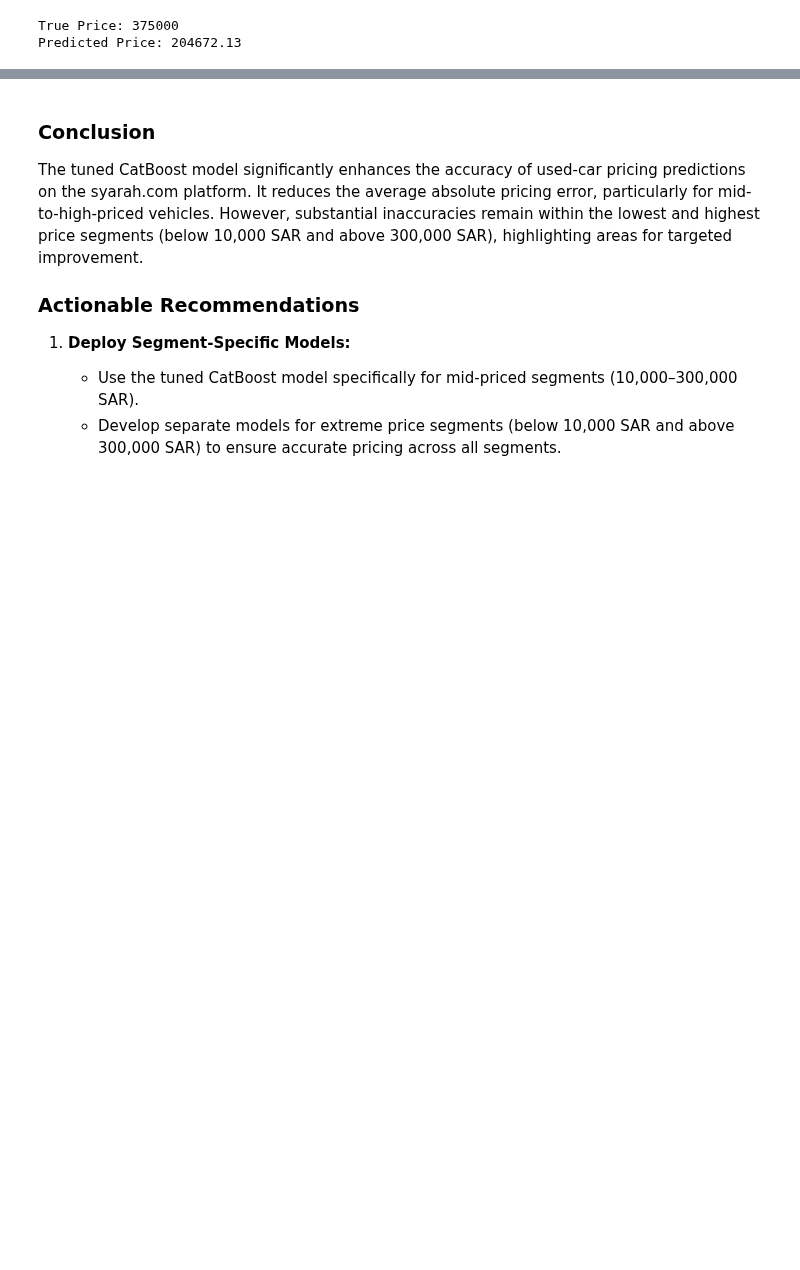
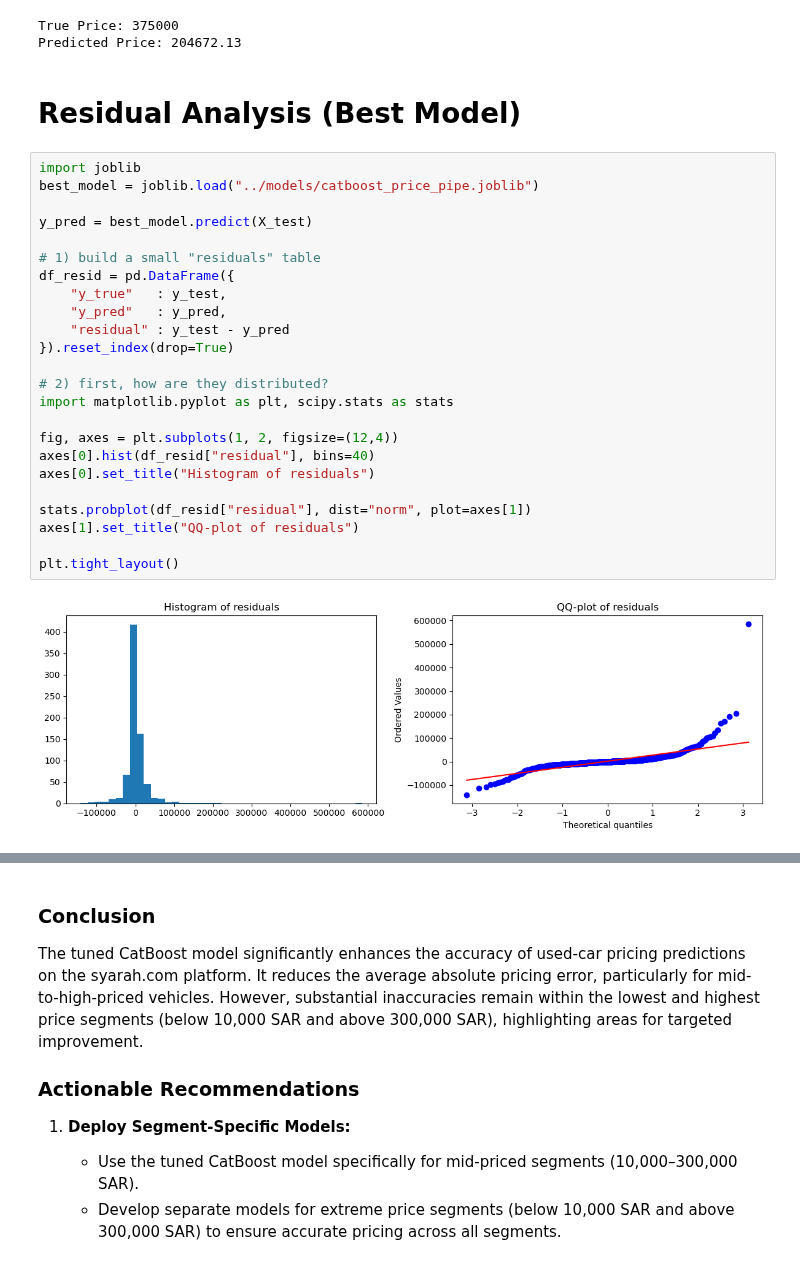
Before and after one commit to RioPramana21/Ctrl-Price-Taking-Control-of-Used-Car-Valuations-with-ML, a Jupyter notebook: code_files/feature_engineering_and_modelling.ipynb, the cells around one changed output, grey strips where cells are left out. Saved outputs shown, nothing was run; the diff lists cells and outputs as text; blank space fills up the shorter version.

Commit message:
Added & ran residual analysis
Ran on best tuned model

```diff
--- a/code_files/feature_engineering_and_modelling.ipynb
+++ b/code_files/feature_engineering_and_modelling.ipynb
@@ -726,3 +726,31 @@ Data row:
 | 1170 | Range Rover | Dammam | Land Rover | Automatic | Saudi | Full | 2019 | 3.5 | 38000 | False | ... |
 True Price: 375000
 Predicted Price: 204672.13
+# %% [markdown]
+# Residual Analysis (Best Model)
+# %%
+import joblib
+best_model = joblib.load("../models/catboost_price_pipe.joblib")
+
+y_pred = best_model.predict(X_test)
+
+# 1) build a small "residuals" table
+df_resid = pd.DataFrame({
+    "y_true"   : y_test,
+    "y_pred"   : y_pred,
+    "residual" : y_test - y_pred
+}).reset_index(drop=True)
+
+# 2) first, how are they distributed?
+import matplotlib.pyplot as plt, scipy.stats as stats
+
+fig, axes = plt.subplots(1, 2, figsize=(12,4))
+axes[0].hist(df_resid["residual"], bins=40)
+axes[0].set_title("Histogram of residuals")
+
+stats.probplot(df_resid["residual"], dist="norm", plot=axes[1])
+axes[1].set_title("QQ-plot of residuals")
+
+plt.tight_layout()
+# %% [output]
+[figure, added]
```
Also changed, not shown: parts of 3 cells of this notebook.
